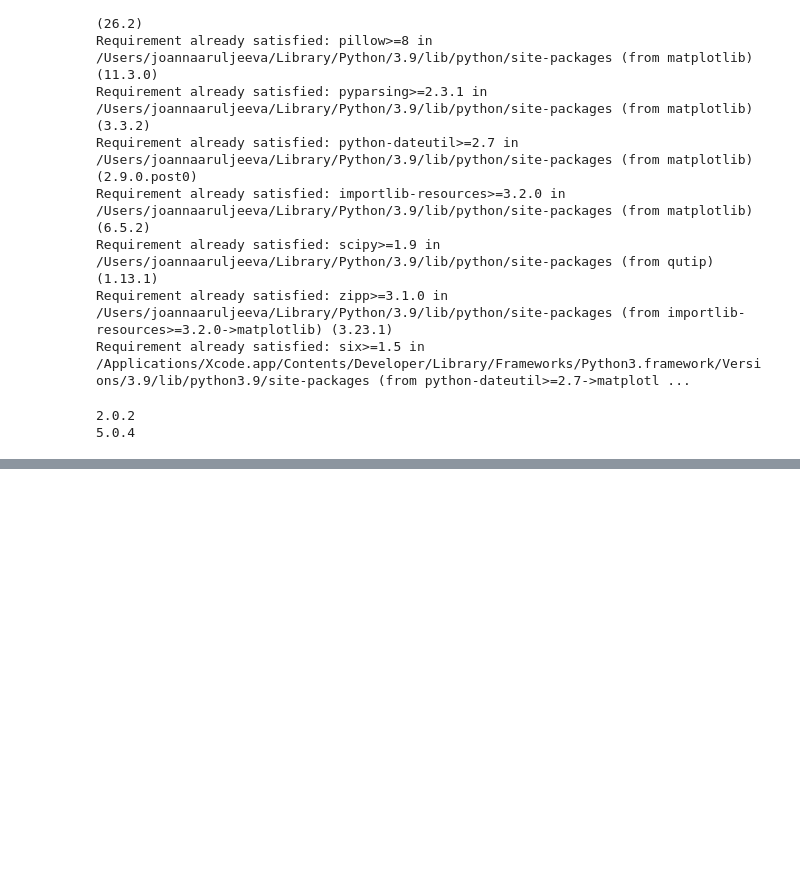
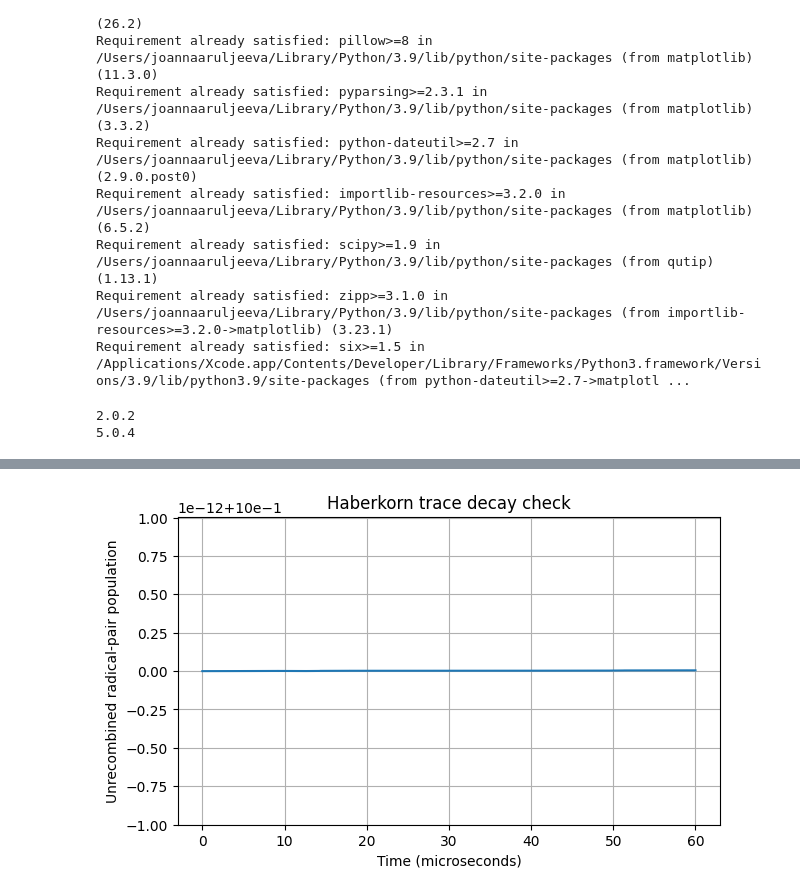
Before and after one commit to JoannaArul/radical-pair-simulation, a Jupyter notebook: rpm1.ipynb, the cells around one changed output, grey strips where cells are left out. Cells and saved outputs as stored; diff of their text form; code cells hidden in the pictures; blank space fills up the shorter version.

Commit message:
haberkorn approach + lindblad up

```diff
--- a/rpm1.ipynb
+++ b/rpm1.ipynb
@@ -148,12 +174,11 @@ Singlet probability for full system: 0.9999999999999998
 # %%
 def magnetic_field_vector(theta_deg, B_strength=B0, phi_deg=0):
     """
-    Return magnetic field vector B = (Bx, By, Bz) in Tesla.
+    B = B0 (sin(theta) cos(phi), sin(theta) sin(phi), cos(theta))
 
     theta_deg: inclination angle from molecular z-axis
     phi_deg: azimuthal angle around z-axis
 
-    for simplicity in this model, keep phi = 0.
     """
 
     # converts degrees to radians for the trig
@@ -164,5 +189,5 @@ def magnetic_field_vector(theta_deg, B_strength=B0, phi_deg=0):
     By = B_strength * np.sin(theta) * np.sin(phi)
     Bz = B_strength * np.cos(theta)
 
-    return np.array([Bx, By, Bz])
+    return np.array([Bx, By, Bz], dtype = float)
 # %%
@@ -331,0 +292,8 @@ plt.show()
+# %%
+def integrate_trapezoid(y, x):
+    """
+    Works with both newer and older NumPy versions.
+    """
+    if hasattr(np, "trapezoid"):
+        return np.trapezoid(y, x)
+    return np.trapz(y, x)
@@ -331,0 +397,78 @@ plt.show()
+# %%
+# ============================================================
+# Haberkorn output diagnostic check
+# Replace your duplicated check_haberkorn_output cell with this
+# ============================================================
+
+def check_haberkorn_output(out, tolerance=5e-3):
+    """
+    Checks whether the Haberkorn simulation is physically valid.
+    Does not immediately crash; it prints diagnostics first.
+    """
+    Phi_S = out["Phi_S"]
+    Phi_T = out["Phi_T"]
+    final_trace = out["final_trace"]
+    yield_check = out["yield_check"]
+    trace_t = out["trace_t"]
+
+    print("========== HABERKORN CHECK ==========")
+    print("Phi_S:", Phi_S)
+    print("Phi_T:", Phi_T)
+    print("Final trace:", final_trace)
+    print("Phi_S + Phi_T + final_trace:", yield_check)
+    print("Initial trace:", trace_t[0])
+    print("Final trace:", trace_t[-1])
+    print("Minimum trace:", np.min(trace_t))
+    print("Maximum trace:", np.max(trace_t))
+    print("====================================")
+
+    passed = True
+
+    if not (-tolerance <= Phi_S <= 1.0 + tolerance):
+        print("ERROR: Phi_S is outside [0, 1].")
+        passed = False
+
+    if not (-tolerance <= Phi_T <= 1.0 + tolerance):
+        print("ERROR: Phi_T is outside [0, 1].")
+        passed = False
+
+    if abs(yield_check - 1.0) > tolerance:
+        print("ERROR: Yield check is not close to 1.")
+        print("Difference from 1:", yield_check - 1.0)
+        passed = False
+
+    if trace_t[-1] > 1e-3:
+        print("WARNING: final trace is not tiny. Increase n_lifetimes or t_max.")
+
+    if trace_t[-1] > trace_t[0]:
+        print("ERROR: trace increased instead of decaying.")
+        passed = False
+
+    if passed:
+        print("Haberkorn check passed.")
+
+    return passed
+
+
+single_test = simulate_haberkorn_for_theta(
+    theta_deg=45,
+    kS=2.0e5,
+    kT=2.0e5,
+    a_bar_time=1.0e-6,
+    B_strength=B0,
+    phi_deg=0.0,
+    Gamma_iso=0.0,
+    n_steps=4000,
+    n_lifetimes=12
+)
+
+passed = check_haberkorn_output(single_test)
+
+plt.figure(figsize=(7, 4))
+plt.plot(single_test["tlist"] * 1e6, single_test["trace_t"])
+plt.xlabel("Time (microseconds)")
+plt.ylabel("Unrecombined radical-pair population")
+plt.title("Haberkorn trace decay check")
+plt.grid(True)
+plt.show()
+# %% [output]
@@ -331,0 +491 @@ plt.show()
+[figure, added]
```
Also changed, not shown: parts of 19 cells of this notebook.
